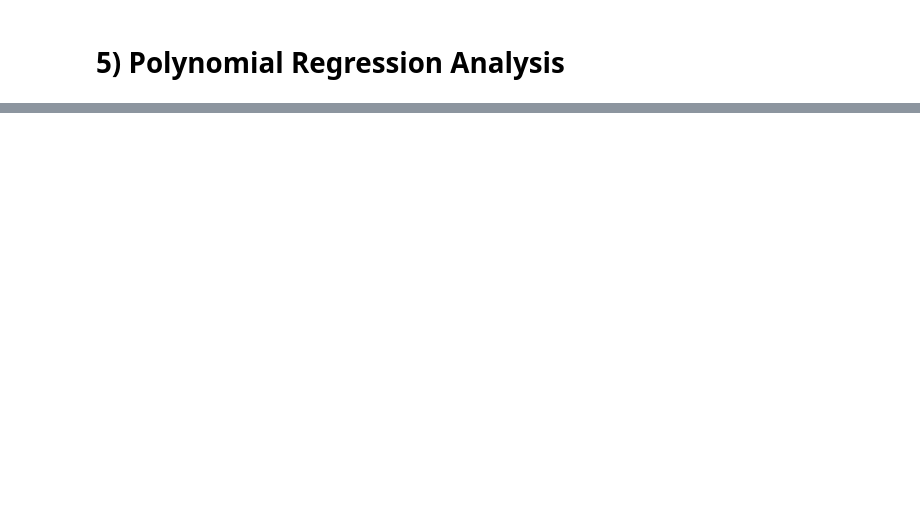
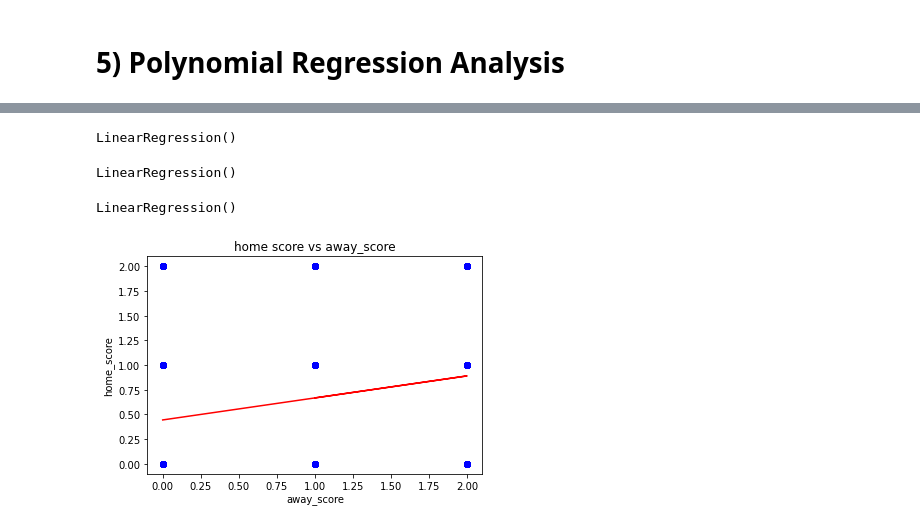
Before and after one commit to Maria-mbugua/IPWeek6-Core, a Jupyter notebook: Linear_Regression.ipynb, the cells around one changed output, grey strips where cells are left out. Cells and saved outputs as stored; diff of their text form; code cells hidden in the pictures; blank space fills up the shorter version.

```diff
--- a/Linear_Regression.ipynb
+++ b/Linear_Regression.ipynb
@@ -636,0 +714,8 @@ array([[-1.18072883,  0.08188936],
+# %%
+print(df5)
+
+#Get the 2 and the last column from the dataset
+X = df5.iloc[:, 3:4].values
+y = df5.iloc[:, 4].values
+print(X)
+print(y)
@@ -636,0 +744,32 @@ array([[-1.18072883,  0.08188936],
+# %%
+# Fit Linear Regression model to the dataset(this is optional. We are doing this for the sole purpose of comparing the linear regression model to the polynomial regression model)
+from sklearn.linear_model import LinearRegression
+lin_reg = LinearRegression()
+lin_reg.fit(X, y)
+# %% [output]
+LinearRegression()
+# %%
+from sklearn.preprocessing import PolynomialFeatures
+poly_reg2=PolynomialFeatures(degree=2)
+X_poly=poly_reg2.fit_transform(X)
+lin_reg_2=LinearRegression()
+lin_reg_2.fit(X_poly,y)
+# %% [output]
+LinearRegression()
+# %%
+poly_reg3=PolynomialFeatures(degree=3)
+X_poly3=poly_reg3.fit_transform(X)
+lin_reg_3=LinearRegression()
+lin_reg_3.fit(X_poly3,y)
+# %% [output]
+LinearRegression()
+# %%
+# Visualize the Linear Regression results
+plt.scatter(X, y, color='blue')
+plt.plot(X, lin_reg.predict(X), color='red')
+plt.title('home score vs away_score')
+plt.xlabel('away_score')
+plt.ylabel('home_score')
+plt.show()
+# %% [output]
+[figure, added]
```
Also changed, not shown: parts of 112 cells of this notebook.
